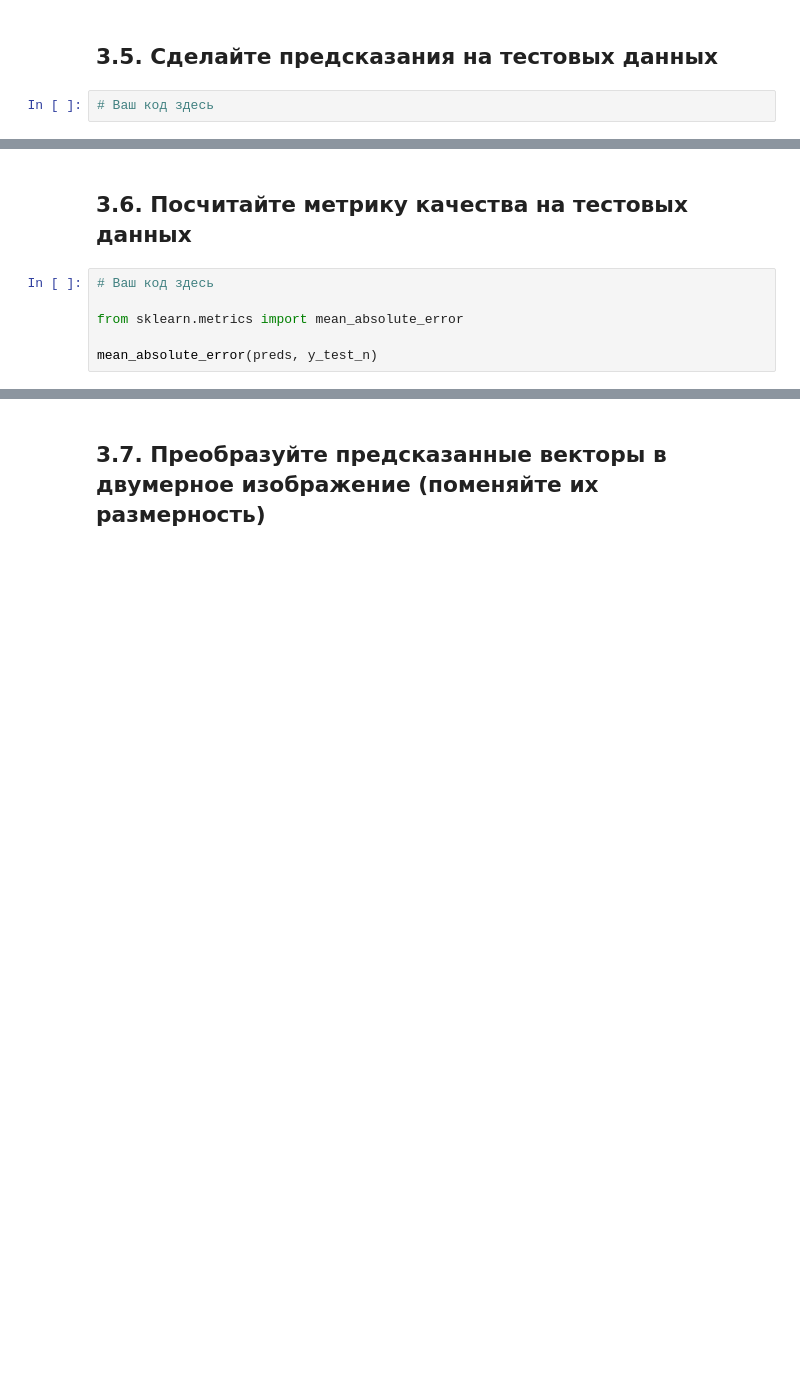
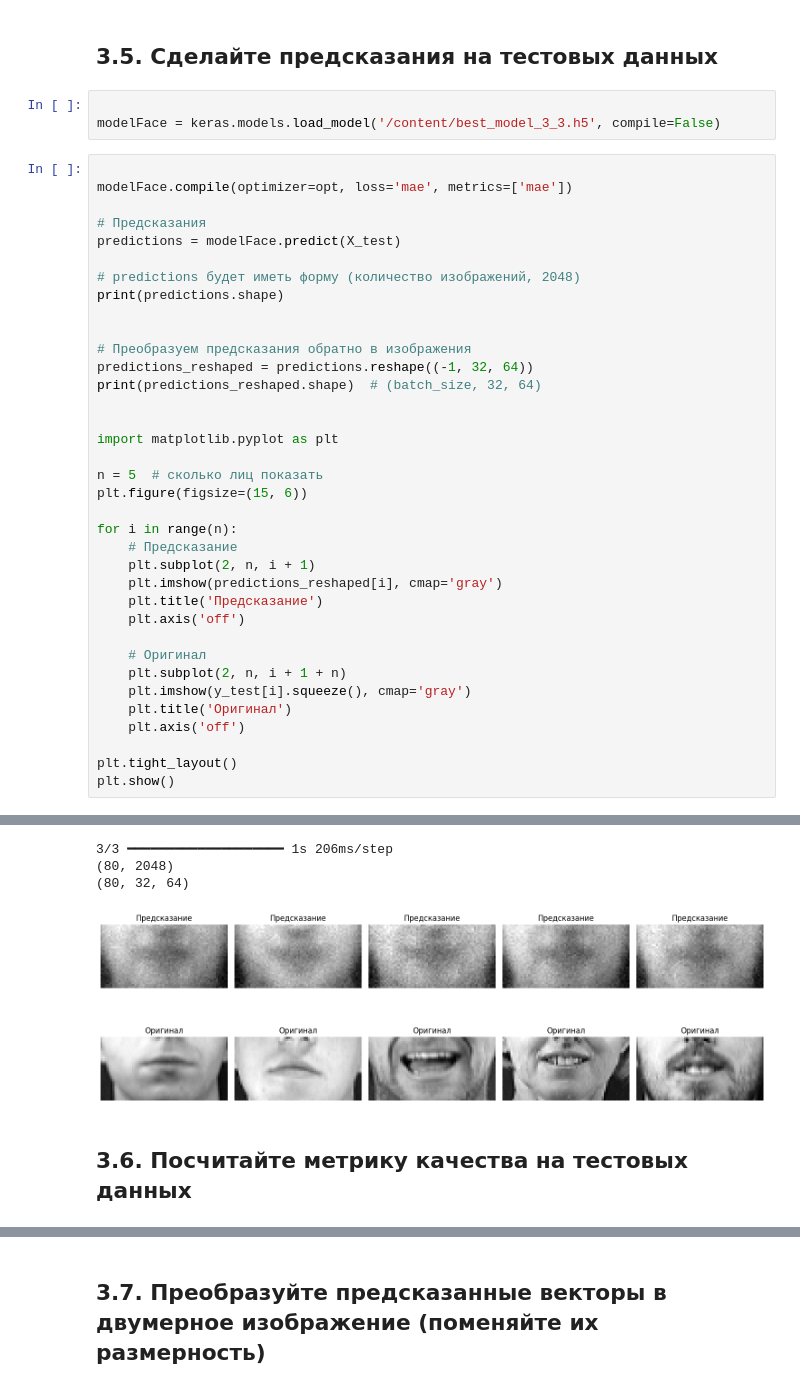
Before and after one commit to allatop/networks, a Jupyter notebook: _3_cnn.ipynb, the cells around one changed output, grey strips where cells are left out. Cells and saved outputs as stored; diff of their text form; blank space fills up the shorter version.

```diff
--- a/_3_cnn.ipynb
+++ b/_3_cnn.ipynb
@@ -463,4 +1570,42 @@ y_train_n.shape
 # %% [markdown]
 ## 3.5. Сделайте предсказания на тестовых данных
-# %%
-# Ваш код здесь
+# %%
+
+modelFace = keras.models.load_model('/content/best_model_3_3.h5', compile=False)
+# %%
+
+modelFace.compile(optimizer=opt, loss='mae', metrics=['mae'])
+
+# Предсказания
+predictions = modelFace.predict(X_test)
+
+# predictions будет иметь форму (количество изображений, 2048)
+print(predictions.shape)
+
+
+# Преобразуем предсказания обратно в изображения
+predictions_reshaped = predictions.reshape((-1, 32, 64))
+print(predictions_reshaped.shape)  # (batch_size, 32, 64)
+
+
+import matplotlib.pyplot as plt
+
+n = 5  # сколько лиц показать
+plt.figure(figsize=(15, 6))
+
+for i in range(n):
+    # Предсказание
+    plt.subplot(2, n, i + 1)
+    plt.imshow(predictions_reshaped[i], cmap='gray')
+    plt.title('Предсказание')
+    plt.axis('off')
+
+    # Оригинал
+    plt.subplot(2, n, i + 1 + n)
+    plt.imshow(y_test[i].squeeze(), cmap='gray')
+    plt.title('Оригинал')
+    plt.axis('off')
+
+plt.tight_layout()
+plt.show()
+# %% [output]
@@ -467,8 +1614,6 @@ y_train_n.shape
+3/3 ━━━━━━━━━━━━━━━━━━━━ 1s 206ms/step
+(80, 2048)
+(80, 32, 64)
+[figure, added]
 # %% [markdown]
 ## 3.6. Посчитайте метрику качества на тестовых данных
-# %%
-# Ваш код здесь
-
-from sklearn.metrics import mean_absolute_error
-
-mean_absolute_error(preds, y_test_n)
```
Also changed, not shown: parts of 38 cells of this notebook.
